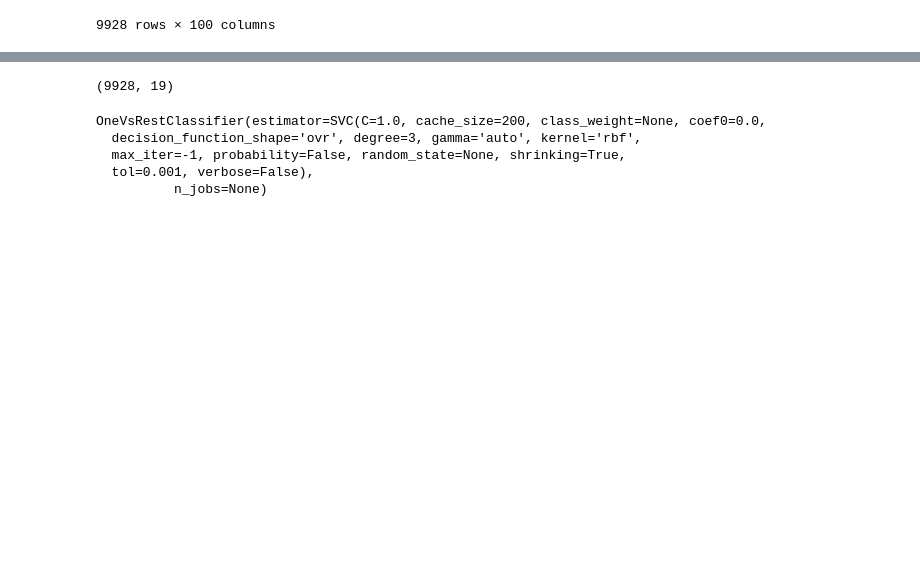
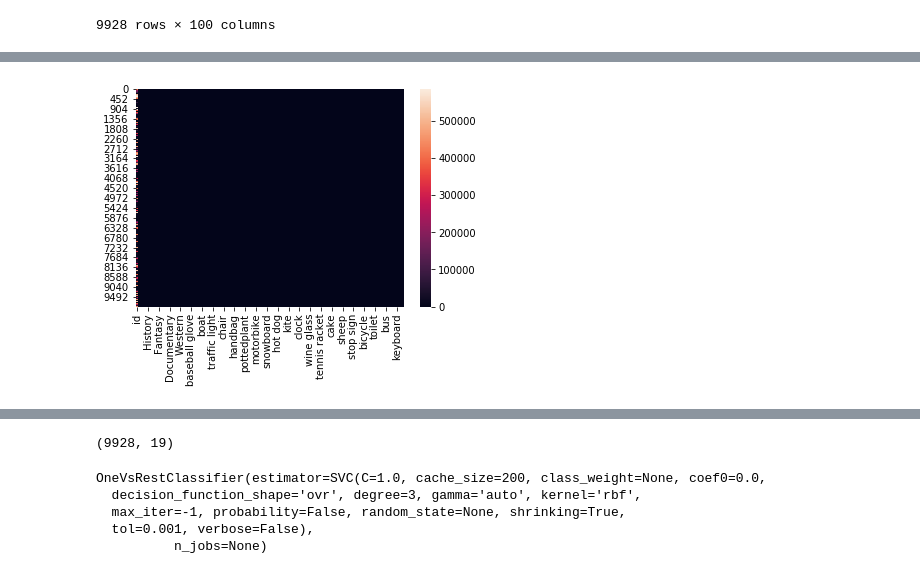
Before and after one commit to AaronRiegel/GenrePrediction, a Jupyter notebook: Scripts/DataAnalysis_aaron.ipynb, the cells around one changed output, grey strips where cells are left out. Cells and saved outputs as stored; diff of their text form; code cells hidden in the pictures; blank space fills up the shorter version.

```diff
--- a/Scripts/DataAnalysis_aaron.ipynb
+++ b/Scripts/DataAnalysis_aaron.ipynb
@@ -142,3 +150,7 @@ final
+# %%
+heat = sns.heatmap(final.drop(['title'],axis=1))
+# %% [output]
+[figure, added]
 # %%
 y = final.drop(final[['id','title']], axis = 1)
 y = y[['Mystery', 'Animation', 'Music', 'History', 'Comedy', 'Science Fiction',
```
Also changed, not shown: parts of 28 cells of this notebook.
